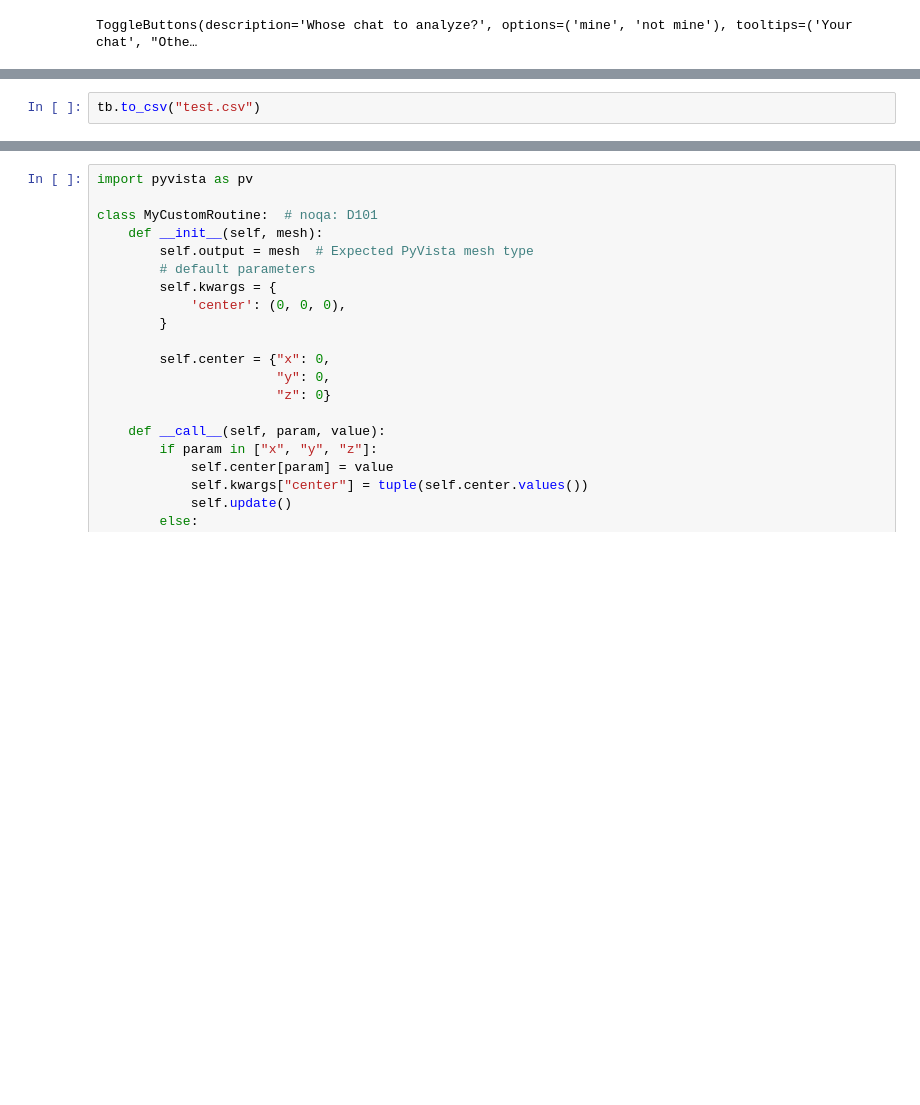
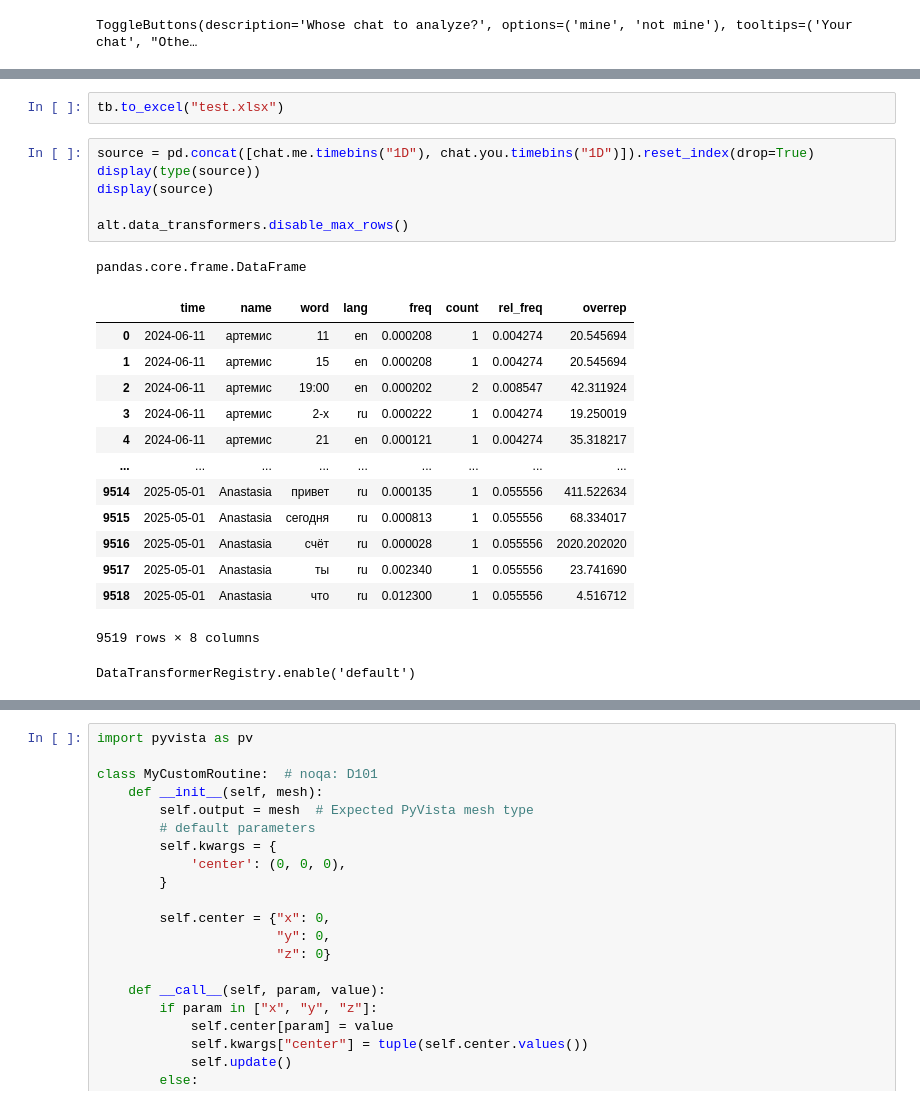
Before and after one commit to artoftheblue/artoftheblue.github.io, a Jupyter notebook: analysis.ipynb, the cells around one changed output, grey strips where cells are left out. Cells and saved outputs as stored; diff of their text form; blank space fills up the shorter version.

```diff
--- a/analysis.ipynb
+++ b/analysis.ipynb
@@ -336,3 +308,25 @@ if chat.me != None and chat.you != None:
 # %%
-tb.to_csv("test.csv")
+tb.to_excel("test.xlsx")
+# %%
+source = pd.concat([chat.me.timebins("1D"), chat.you.timebins("1D")]).reset_index(drop=True)
+display(type(source))
+display(source)
+
+alt.data_transformers.disable_max_rows()
+# %% [output]
+pandas.core.frame.DataFrame
+|  | time | name | word | lang | freq | count | rel_freq | overrep |
+| 0 | 2024-06-11 | артемис | 11 | en | 0.000208 | 1 | 0.004274 | 20.545694 |
+| 1 | 2024-06-11 | артемис | 15 | en | 0.000208 | 1 | 0.004274 | 20.545694 |
+| 2 | 2024-06-11 | артемис | 19:00 | en | 0.000202 | 2 | 0.008547 | 42.311924 |
+| 3 | 2024-06-11 | артемис | 2-х | ru | 0.000222 | 1 | 0.004274 | 19.250019 |
+| 4 | 2024-06-11 | артемис | 21 | en | 0.000121 | 1 | 0.004274 | 35.318217 |
+| ... | ... | ... | ... | ... | ... | ... | ... | ... |
+| 9514 | 2025-05-01 | Anastasia | привет | ru | 0.000135 | 1 | 0.055556 | 411.522634 |
+| 9515 | 2025-05-01 | Anastasia | сегодня | ru | 0.000813 | 1 | 0.055556 | 68.334017 |
+| 9516 | 2025-05-01 | Anastasia | счёт | ru | 0.000028 | 1 | 0.055556 | 2020.202020 |
+| 9517 | 2025-05-01 | Anastasia | ты | ru | 0.002340 | 1 | 0.055556 | 23.741690 |
+| 9518 | 2025-05-01 | Anastasia | что | ru | 0.012300 | 1 | 0.055556 | 4.516712 |
+9519 rows × 8 columns
+DataTransformerRegistry.enable('default')
 # %%
```
Also changed, not shown: parts of 5 cells of this notebook.
